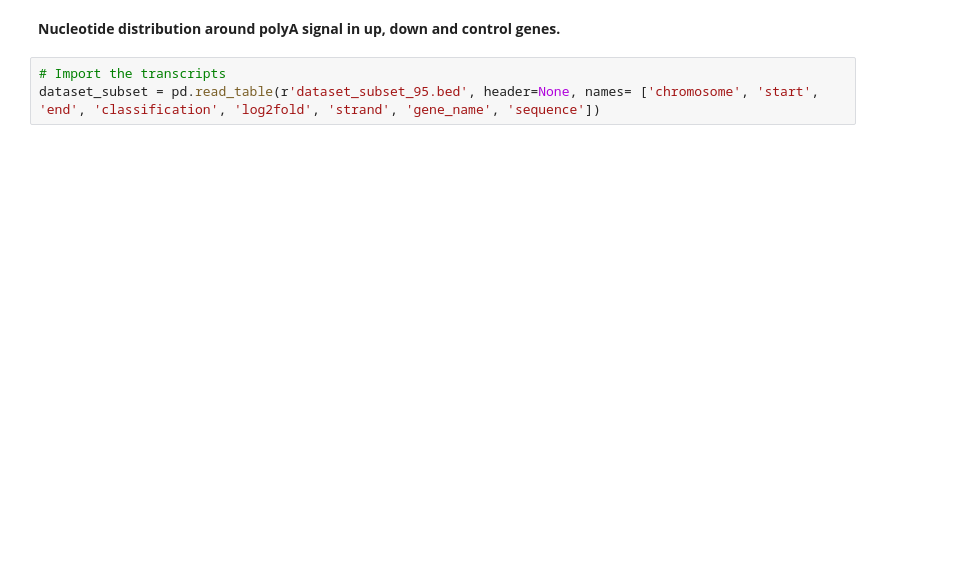
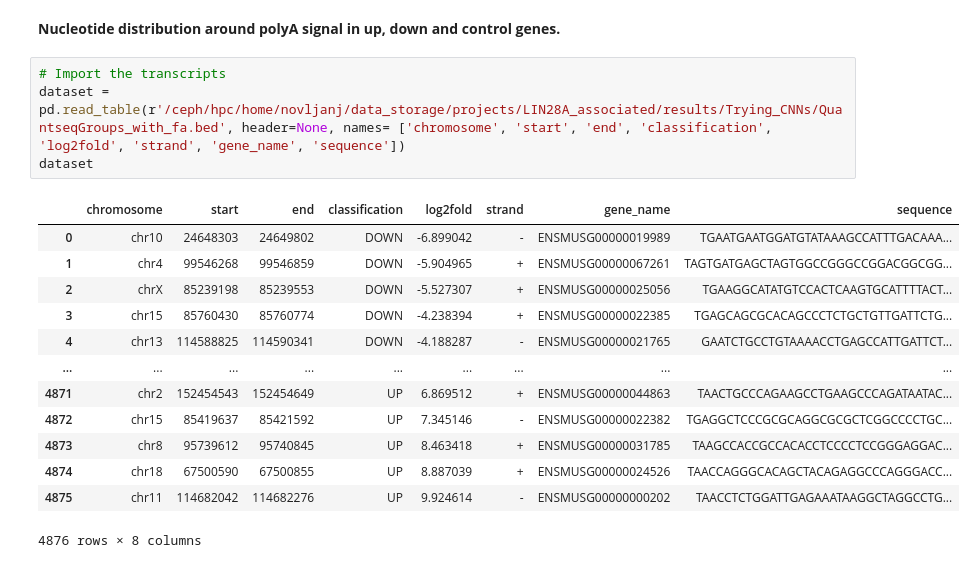
Before and after one commit to ulelab/LIN28A_RNPreassembly_bioinformatics, a Jupyter notebook: analysis/analysis15_NucleotideDistributionAroundPolyASignal/NucleotideDistributionAroundPolyASignal.ipynb, the cells around one changed output. Drawn from its saved outputs; the diff is of its cells as text; blank space fills up the shorter version.

```diff
--- a/analysis/analysis15_NucleotideDistributionAroundPolyASignal/NucleotideDistributionAroundPolyASignal.ipynb
+++ b/analysis/analysis15_NucleotideDistributionAroundPolyASignal/NucleotideDistributionAroundPolyASignal.ipynb
@@ -13,4 +13,19 @@ import matplotlib.patches as patches
 **Nucleotide distribution around polyA signal in up, down and control genes.**
 # %%
 # Import the transcripts
-dataset_subset = pd.read_table(r'dataset_subset_95.bed', header=None, names= ['chromosome', 'start', 'end', 'classification', 'log2fold', 'strand', 'gene_name', 'sequence'])
+dataset = pd.read_table(r'/ceph/hpc/home/novljanj/data_storage/projects/LIN28A_associated/results/Trying_CNNs/QuantseqGroups_with_fa.bed', header=None, names= ['chromosome', 'start', 'end', 'classification', 'log2fold', 'strand', 'gene_name', 'sequence'])
+dataset
+# %% [output]
+|  | chromosome | start | end | classification | log2fold | strand | gene_name | sequence |
+| 0 | chr10 | 24648303 | 24649802 | DOWN | -6.899042 | - | ENSMUSG00000019989 | TGAATGAATGGATGTATAAAGCCATTTGACAAA... |
+| 1 | chr4 | 99546268 | 99546859 | DOWN | -5.904965 | + | ENSMUSG00000067261 | TAGTGATGAGCTAGTGGCCGGGCCGGACGGCGG... |
+| 2 | chrX | 85239198 | 85239553 | DOWN | -5.527307 | + | ENSMUSG00000025056 | TGAAGGCATATGTCCACTCAAGTGCATTTTACT... |
+| 3 | chr15 | 85760430 | 85760774 | DOWN | -4.238394 | + | ENSMUSG00000022385 | TGAGCAGCGCACAGCCCTCTGCTGTTGATTCTG... |
+| 4 | chr13 | 114588825 | 114590341 | DOWN | -4.188287 | - | ENSMUSG00000021765 | GAATCTGCCTGTAAAACCTGAGCCATTGATTCT... |
+| ... | ... | ... | ... | ... | ... | ... | ... | ... |
+| 4871 | chr2 | 152454543 | 152454649 | UP | 6.869512 | + | ENSMUSG00000044863 | TAACTGCCCAGAAGCCTGAAGCCCAGATAATAC... |
+| 4872 | chr15 | 85419637 | 85421592 | UP | 7.345146 | - | ENSMUSG00000022382 | TGAGGCTCCCGCGCAGGCGCGCTCGGCCCCTGC... |
+| 4873 | chr8 | 95739612 | 95740845 | UP | 8.463418 | + | ENSMUSG00000031785 | TAAGCCACCGCCACACCTCCCCTCCGGGAGGAC... |
+| 4874 | chr18 | 67500590 | 67500855 | UP | 8.887039 | + | ENSMUSG00000024526 | TAACCAGGGCACAGCTACAGAGGCCCAGGGACC... |
+| 4875 | chr11 | 114682042 | 114682276 | UP | 9.924614 | - | ENSMUSG00000000202 | TAACCTCTGGATTGAGAAATAAGGCTAGGCCTG... |
+4876 rows × 8 columns
```
Also changed, not shown: parts of 3 cells of this notebook.
